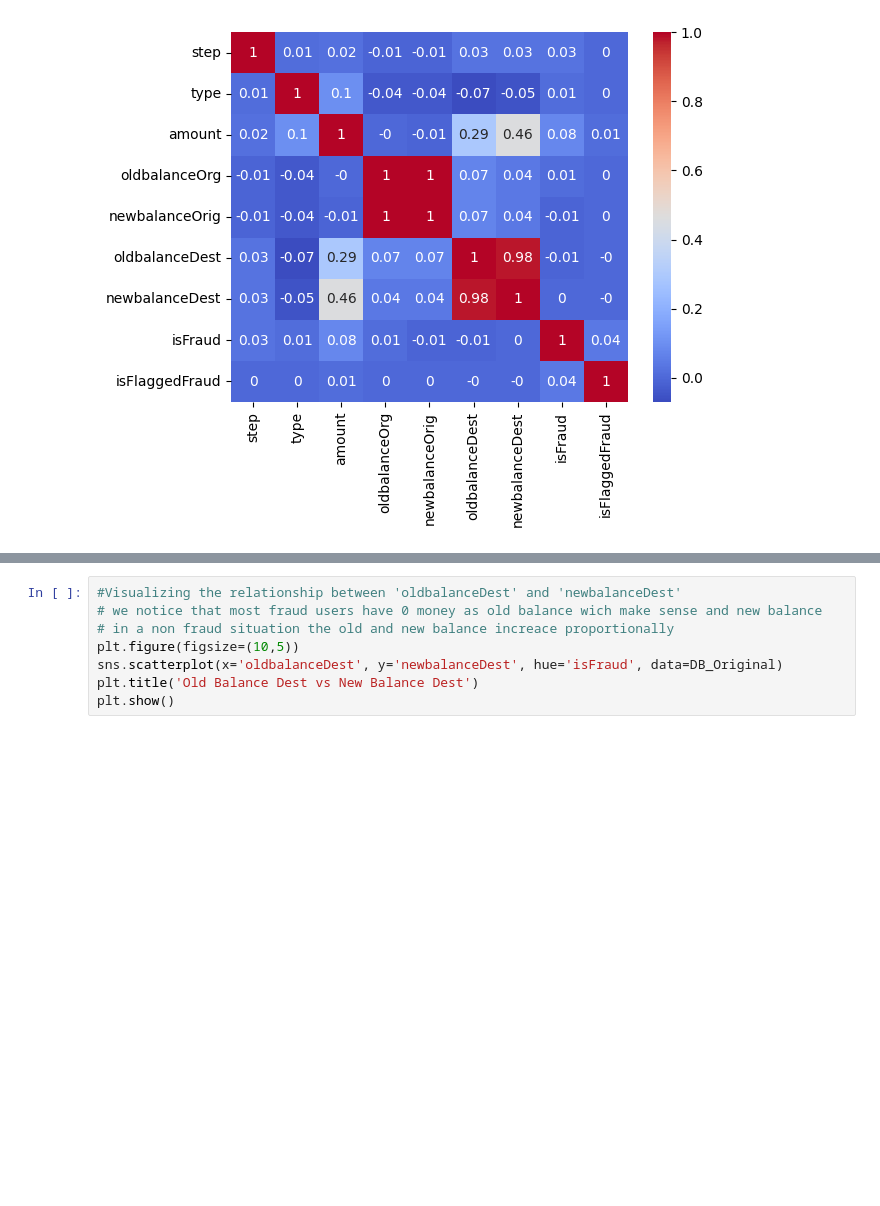
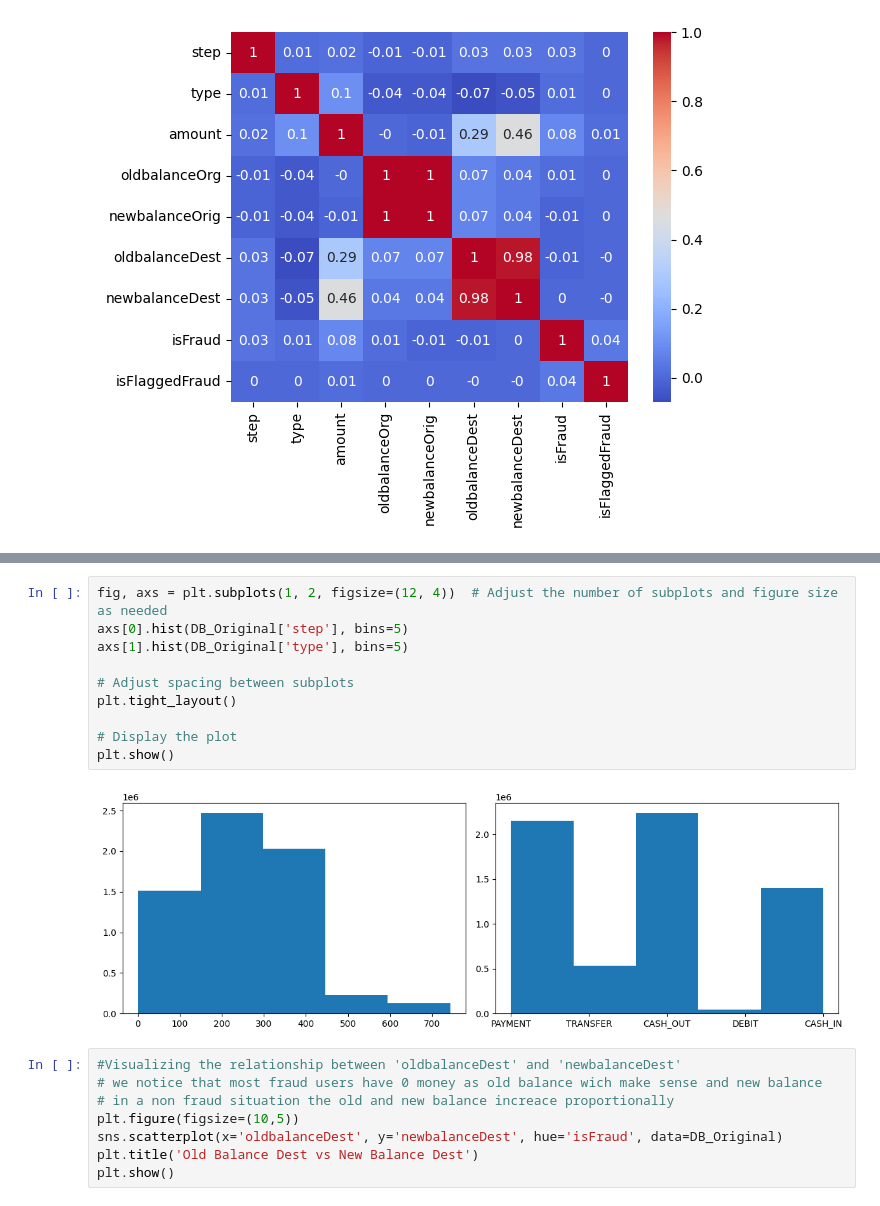
Before and after one commit to Abdullah1423/ML_fraud_Detection, a Jupyter notebook: fraud_Detection.ipynb, the cells around one changed output, grey strips where cells are left out. Cells and saved outputs as stored; diff of their text form; blank space fills up the shorter version.

```diff
--- a/fraud_Detection.ipynb
+++ b/fraud_Detection.ipynb
@@ -148,3 +157,15 @@ sns.heatmap(correlation.round(2), annot=True, cmap='coolwarm');
+# %%
+fig, axs = plt.subplots(1, 2, figsize=(12, 4))  # Adjust the number of subplots and figure size as needed
+axs[0].hist(DB_Original['step'], bins=5)
+axs[1].hist(DB_Original['type'], bins=5)
+
+# Adjust spacing between subplots
+plt.tight_layout()
+
+# Display the plot
+plt.show()
+# %% [output]
+[figure, added]
 # %%
 #Visualizing the relationship between 'oldbalanceDest' and 'newbalanceDest'
 # we notice that most fraud users have 0 money as old balance wich make sense and new balance
```
Also changed, not shown: parts of 9 cells of this notebook, 1 other file.
